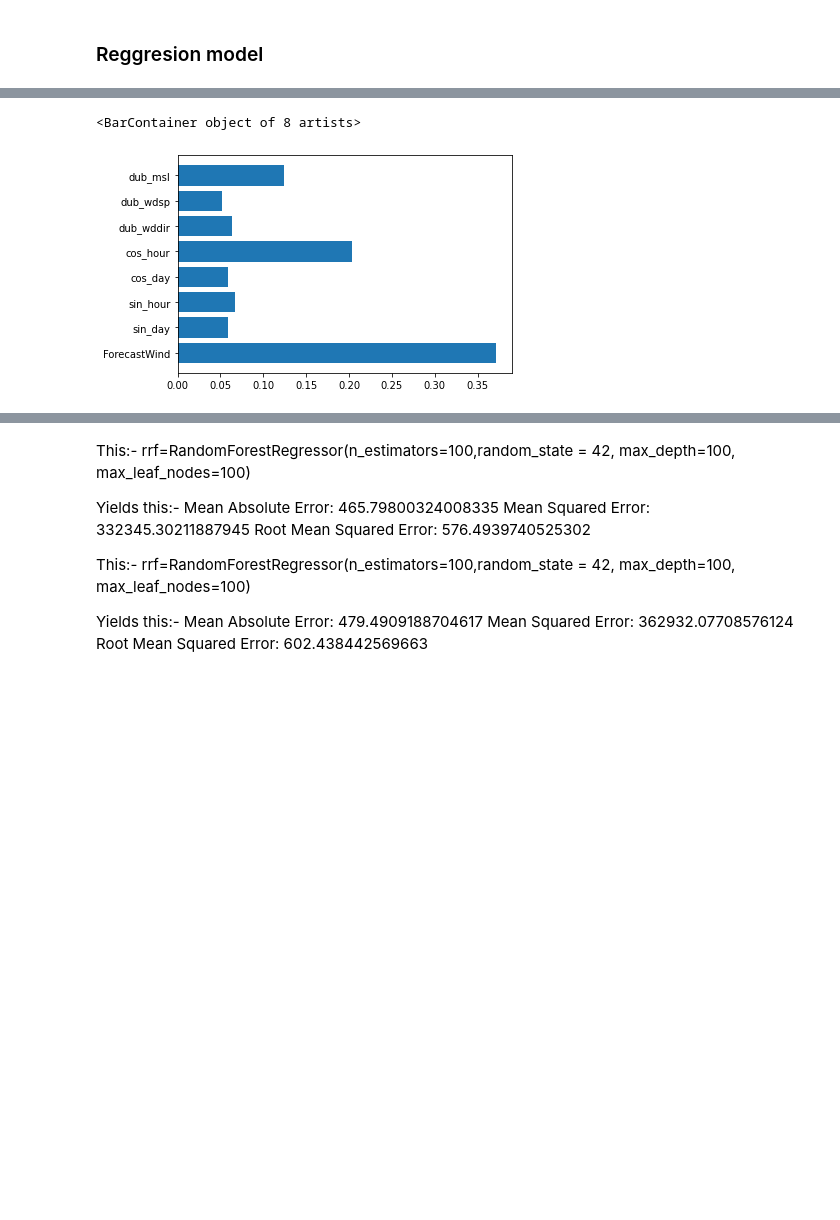
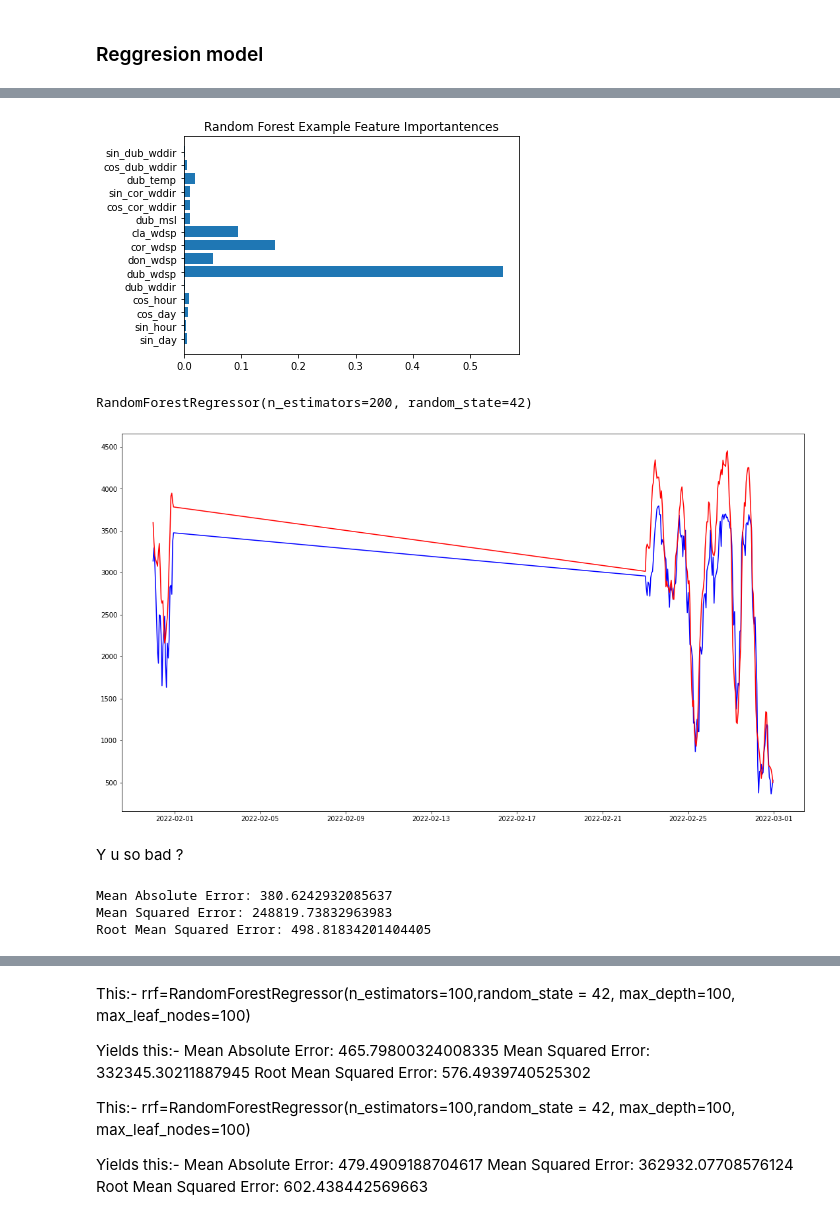
Before and after one commit to kevinTheQuigley/chargeTimeAnalytics, a Jupyter notebook: ChargeTimeML.ipynb, the cells around one changed output, grey strips where cells are left out. Saved outputs shown, nothing was run; the diff lists cells and outputs as text; code cells hidden in the pictures; blank space fills up the shorter version.

```diff
--- a/ChargeTimeML.ipynb
+++ b/ChargeTimeML.ipynb
@@ -301,5 +300,12 @@ Root Mean Squared Error: 602.733525561639
 # %%
 plt.barh(X_valid1.columns, rrf.feature_importances_)
+plt.title("Random Forest Example Feature Importantences")
+plt.savefig("MLImages/RforestImportances1.png")
+plt.show()
 # %% [output]
-<BarContainer object of 8 artists>
-[figure, old version]
+[figure, new version]
+# %%
+rrf2=RandomForestRegressor(n_estimators=200,random_state = 42)
+rrf2.fit(X_train3,y_train)
+# %% [output]
+RandomForestRegressor(n_estimators=200, random_state=42)
@@ -305,0 +314,24 @@ plt.barh(X_valid1.columns, rrf.feature_importances_)
+# %%
+
+import matplotlib.pyplot as plt
+from matplotlib.pyplot import figure
+
+plt.plot(X_valid['date2'][-7*24:],y_pred[-7*24:],color = 'blue')
+plt.plot(X_valid['date2'][-7*24:],y_valid[-7*24:],color = 'red')
+fig = plt.gcf()
+fig.set_size_inches(18.5, 10.5)
+fig.savefig('randomForestVec.png', dpi=100)
+# %% [output]
+[figure, added]
+# %% [markdown]
+Y u so bad ?
+# %%
+from sklearn import metrics
+
+print('Mean Absolute Error:', metrics.mean_absolute_error(y_valid, y_pred2))
+print('Mean Squared Error:', metrics.mean_squared_error(y_valid, y_pred2))
+print('Root Mean Squared Error:', np.sqrt(metrics.mean_squared_error(y_valid, y_pred2)))
+# %% [output]
+Mean Absolute Error: 380.6242932085637
+Mean Squared Error: 248819.73832963983
+Root Mean Squared Error: 498.81834201404405
```
Also changed, not shown: parts of 58 cells of this notebook.
